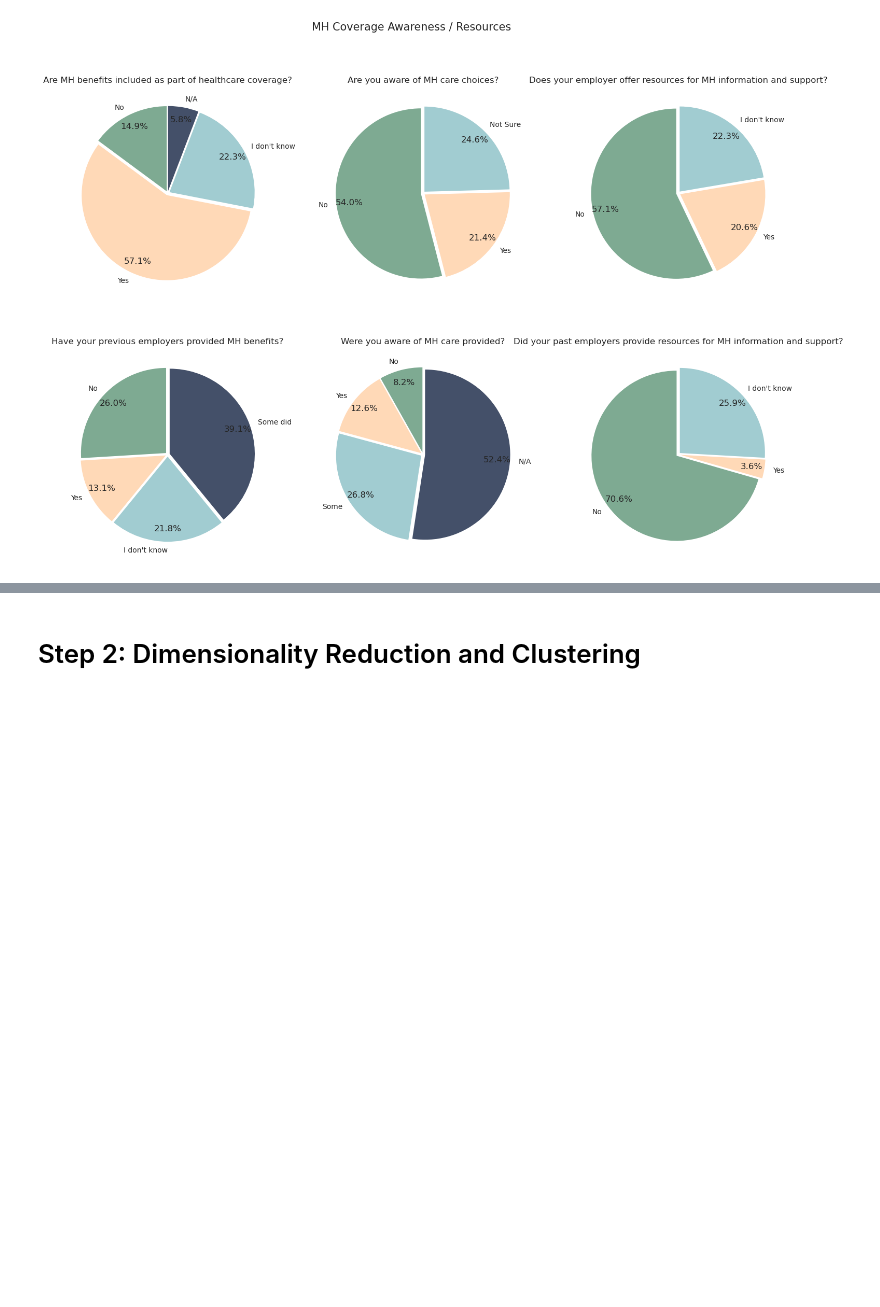
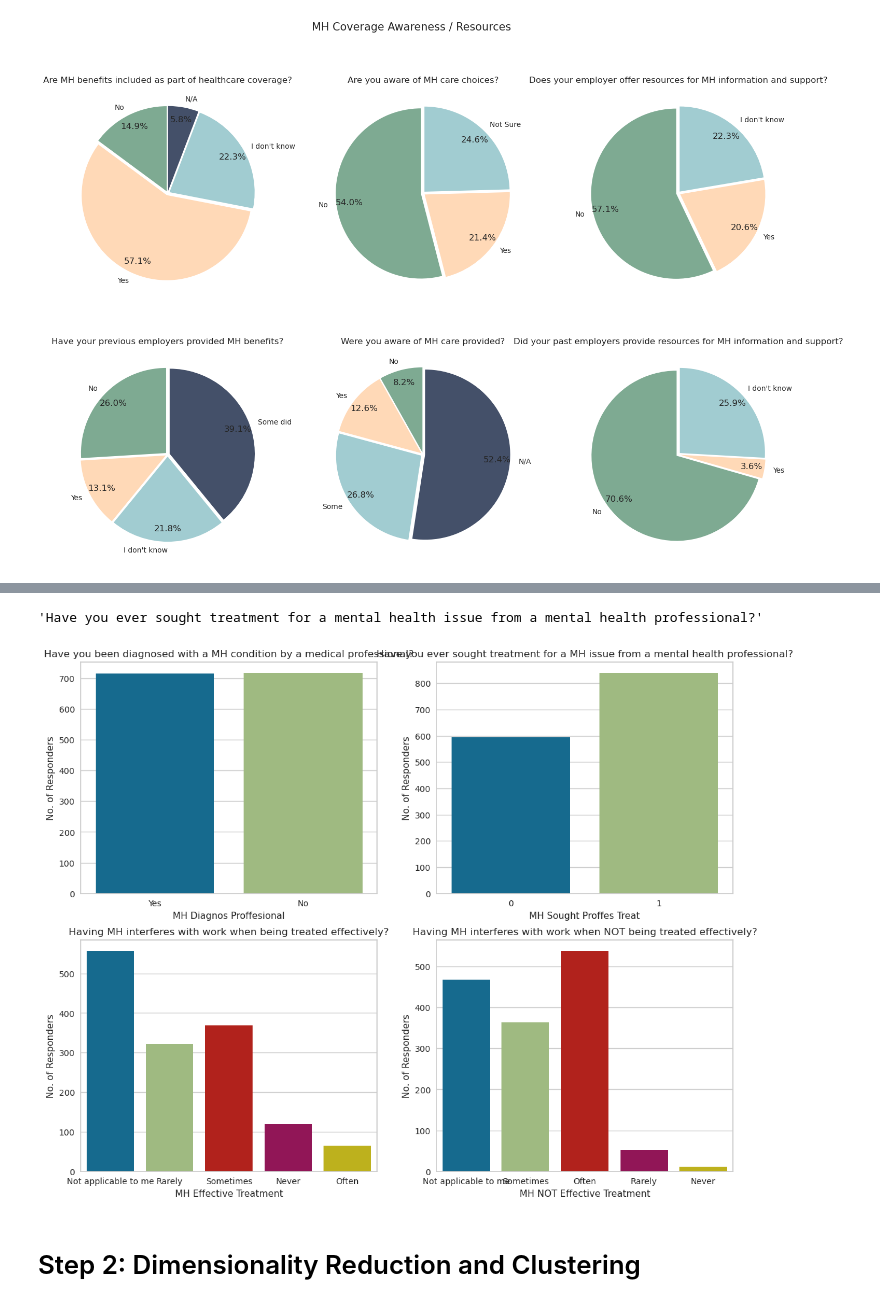
Before and after one commit to gulomovazukhrakhon/kaggle, a Jupyter notebook: mental-health-in-tech.ipynb, the cells around one changed output, grey strips where cells are left out. Saved outputs shown, nothing was run; the diff lists cells and outputs as text; code cells hidden in the pictures; blank space fills up the shorter version.

Commit message:
Kaggle Notebook | mental-health-in-tech | Version 29

```diff
--- a/mental-health-in-tech.ipynb
+++ b/mental-health-in-tech.ipynb
@@ -1037,3 +1063,43 @@ plt.show()
+# %%
+'If you have a mental health issue, do you feel that it interferes with your work when being treated effectively?'
+'If you have a mental health issue, do you feel that it interferes with your work when NOT being treated effectively?'
+'Have you been diagnosed with a mental health condition by a medical professional?'
+'Have you ever sought treatment for a mental health issue from a mental health professional?'
+# %% [output]
+'Have you ever sought treatment for a mental health issue from a mental health professional?'
+# %%
+# First Chart: MH Diagnos Proffesional
+plt.figure(figsize=(14, 11))
+plt.subplot(2, 2, 1)
+sns.countplot(x = imputed_df['MH Diagnos Proffesional'])
+
+plt.title('Have you been diagnosed with a MH condition by a medical professional?')
+plt.ylabel('No. of Responders')
+
+# Second Chart: MH Sought Proffes Treat
+plt.subplot(2, 2, 2)
+sns.countplot(x = imputed_df['MH Sought Proffes Treat'])
+
+plt.title('Have you ever sought treatment for a MH issue from a mental health professional?')
+plt.ylabel('No. of Responders')
+
+# Third Chart: MH Family History
+plt.subplot(2, 2, 3)
+sns.countplot(x = imputed_df['MH Effective Treatment'])
+
+plt.title('Having MH interferes with work when being treated effectively?')
+plt.ylabel('No. of Responders')
+
+# Fourth Chart: MH Sharing Freinds/Family
+plt.subplot(2, 2, 4)
+sns.countplot(x = imputed_df['MH NOT Effective Treatment'])
+
+plt.title('Having MH interferes with work when NOT being treated effectively?')
+plt.ylabel('No. of Responders')
+
+plt.show()
+# %% [output]
+[figure, added]
 # %% [markdown]
 # Step 2: Dimensionality Reduction and Clustering
 # %% [markdown]
```
Also changed, not shown: parts of 22 cells of this notebook.
